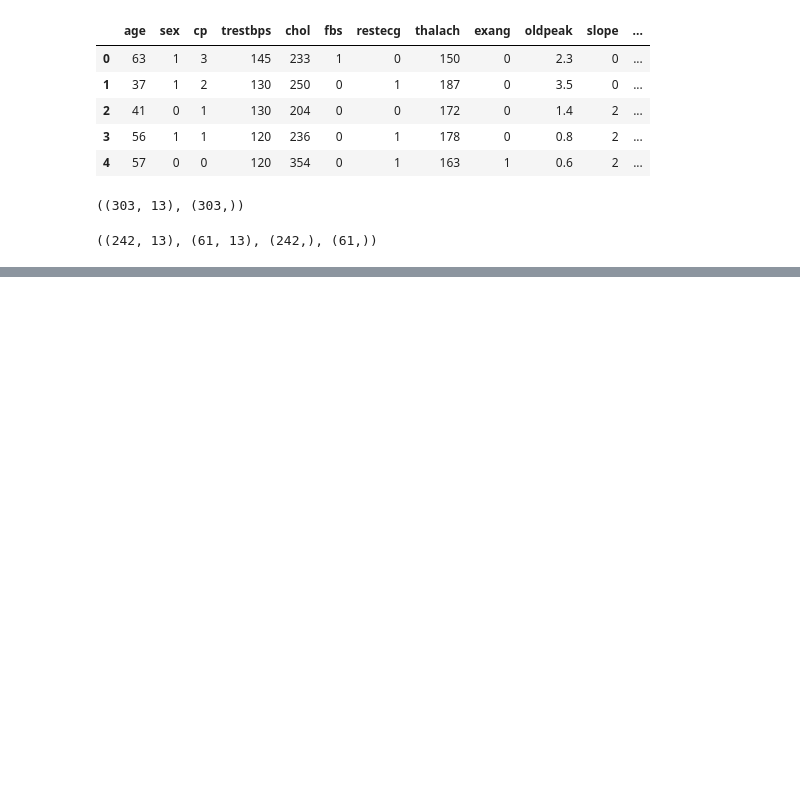
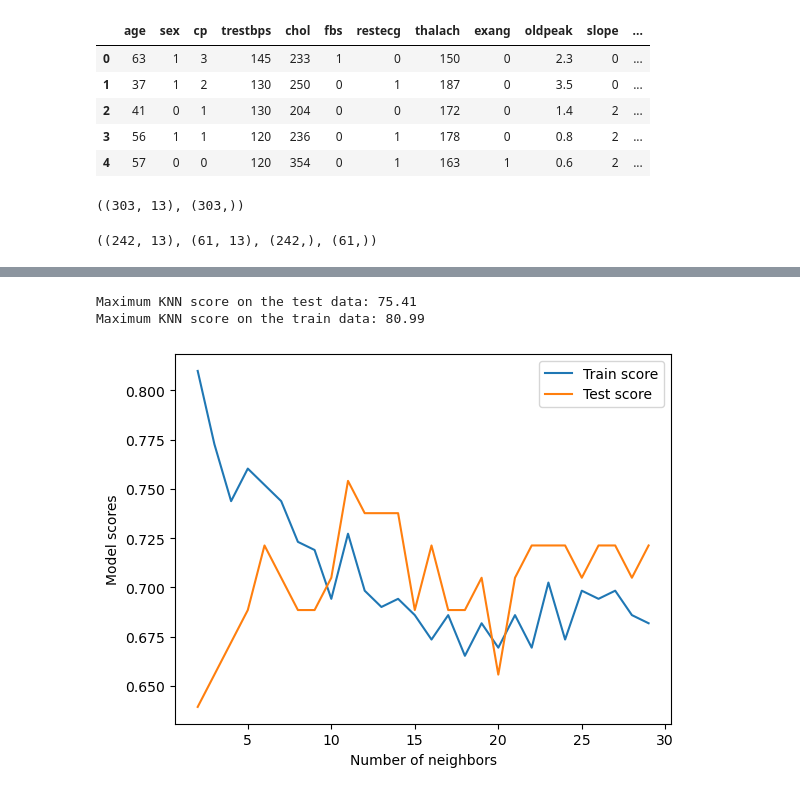
Before and after one commit to LivingstonTardzenyuy/Data-Science-Machine-Learning, a Jupyter notebook: Heart Disease Prediction/end-to-end-heart-disease-classification.ipynb, the cells around one changed output, grey strips where cells are left out. Saved outputs shown, nothing was run; the diff lists cells and outputs as text; code cells hidden in the pictures; blank space fills up the shorter version.

```diff
--- a/Heart Disease Prediction/end-to-end-heart-disease-classification.ipynb
+++ b/Heart Disease Prediction/end-to-end-heart-disease-classification.ipynb
@@ -380,0 +497,13 @@ X_train.shape, X_test.shape, y_train.shape, y_test.shape
+# %%
+# Let's tune KNN
+
+train_scores = []
+test_scores = []
+
+# Create a list of d/f values for n_neihbors
+n_neighbors = np.arange(2, 30, 1)
+for neighbor in n_neighbors:
+    knn = KNeighborsClassifier(n_neighbors = neighbor)
+    knn.fit(X_train, y_train)
+    train_scores.append(knn.score(X_train, y_train))
+    test_scores.append(knn.score(X_test, y_test))
@@ -380,0 +550,19 @@ X_train.shape, X_test.shape, y_train.shape, y_test.shape
+# %%
+plt.plot(
+    n_neighbors, train_scores, label="Train score"
+)
+
+plt.plot(
+    n_neighbors, test_scores, label="Test score"
+)
+
+plt.xlabel("Number of neighbors")
+plt.ylabel("Model scores")
+plt.legend()
+
+print(f"Maximum KNN score on the test data: {max(test_scores) * 100:.2f}");
+print(f"Maximum KNN score on the train data: {max(train_scores) * 100:.2f}")
+# %% [output]
+Maximum KNN score on the test data: 75.41
+Maximum KNN score on the train data: 80.99
+[figure, added]
```
Also changed, not shown: parts of 34 cells of this notebook.
